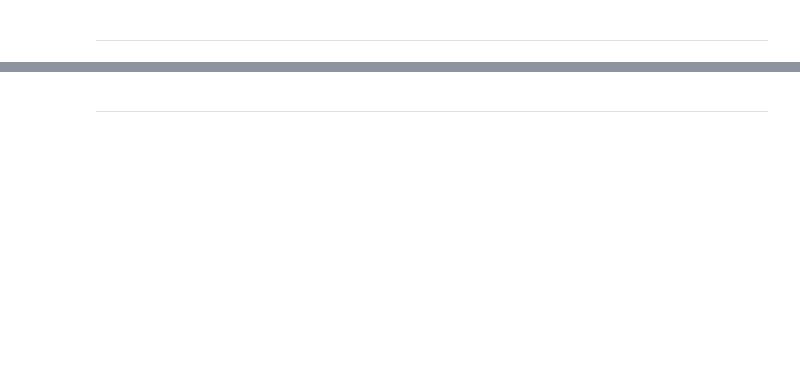
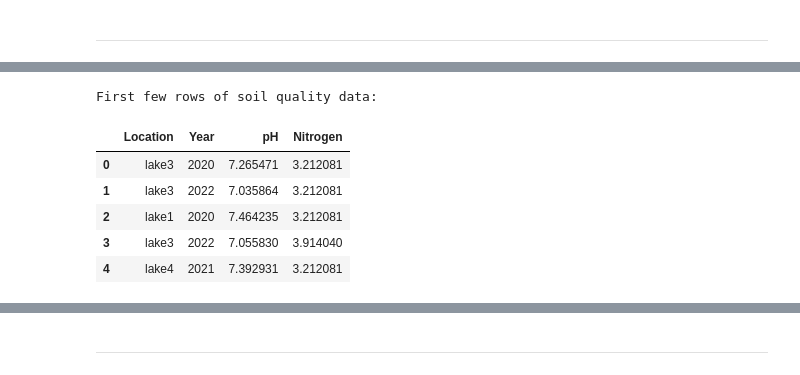
Before and after one commit to datasafariio/AI-bootcamp-fall2025, a Jupyter notebook: Session4/Session4_Exploratory_Data_Analysis_and_Visualization.ipynb, the cells around one changed output, grey strips where cells are left out. Saved outputs shown, nothing was run; the diff lists cells and outputs as text; code cells hidden in the pictures; blank space fills up the shorter version.

```diff
--- a/Session4/Session4_Exploratory_Data_Analysis_and_Visualization.ipynb
+++ b/Session4/Session4_Exploratory_Data_Analysis_and_Visualization.ipynb
@@ -55,0 +136,12 @@ Using your dataset (e.g. a Tanzanian financial survey), compute summary stats fo
+# %%
+# Display first few rows to understand the data
+print("First few rows of soil quality data:")
+df_soil.head()
+# %% [output]
+First few rows of soil quality data:
+|  | Location | Year | pH | Nitrogen |
+| 0 | lake3 | 2020 | 7.265471 | 3.212081 |
+| 1 | lake3 | 2022 | 7.035864 | 3.212081 |
+| 2 | lake1 | 2020 | 7.464235 | 3.212081 |
+| 3 | lake3 | 2022 | 7.055830 | 3.914040 |
+| 4 | lake4 | 2021 | 7.392931 | 3.212081 |
```
Also changed, not shown: parts of 22 cells of this notebook, 3 other files.
